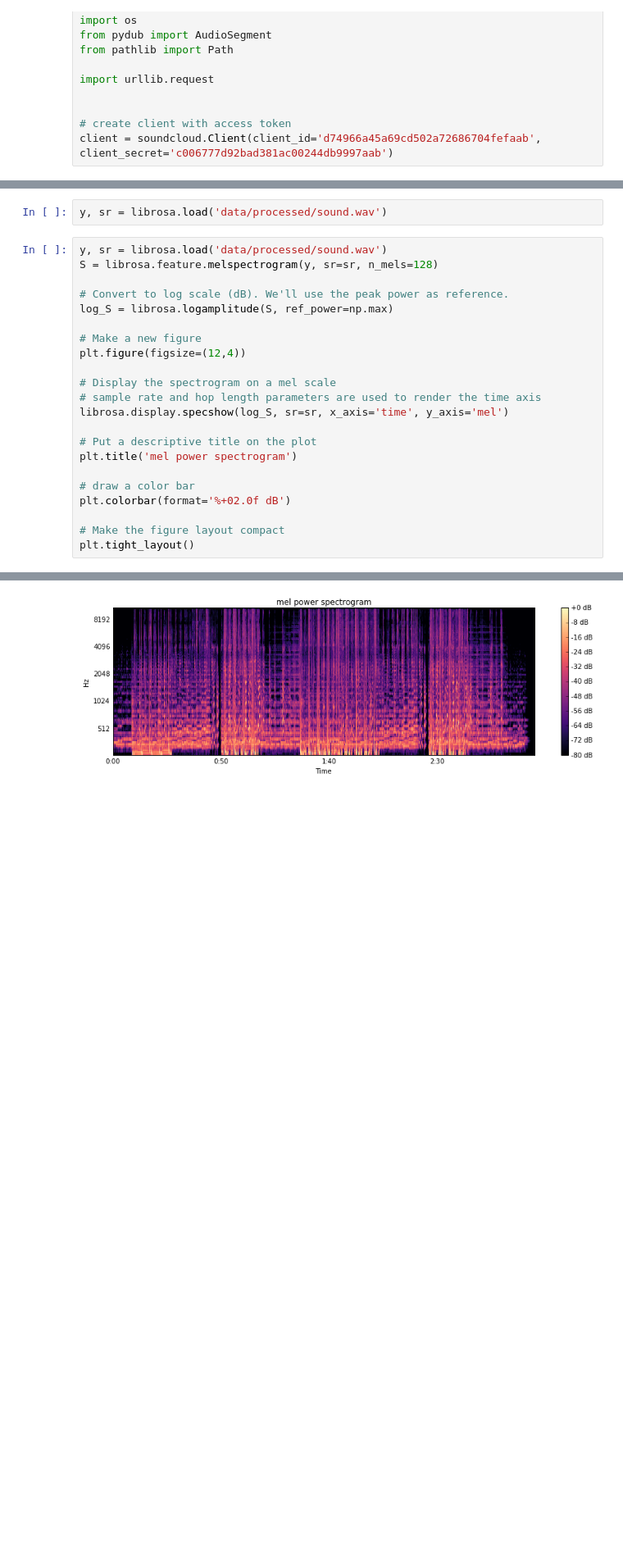
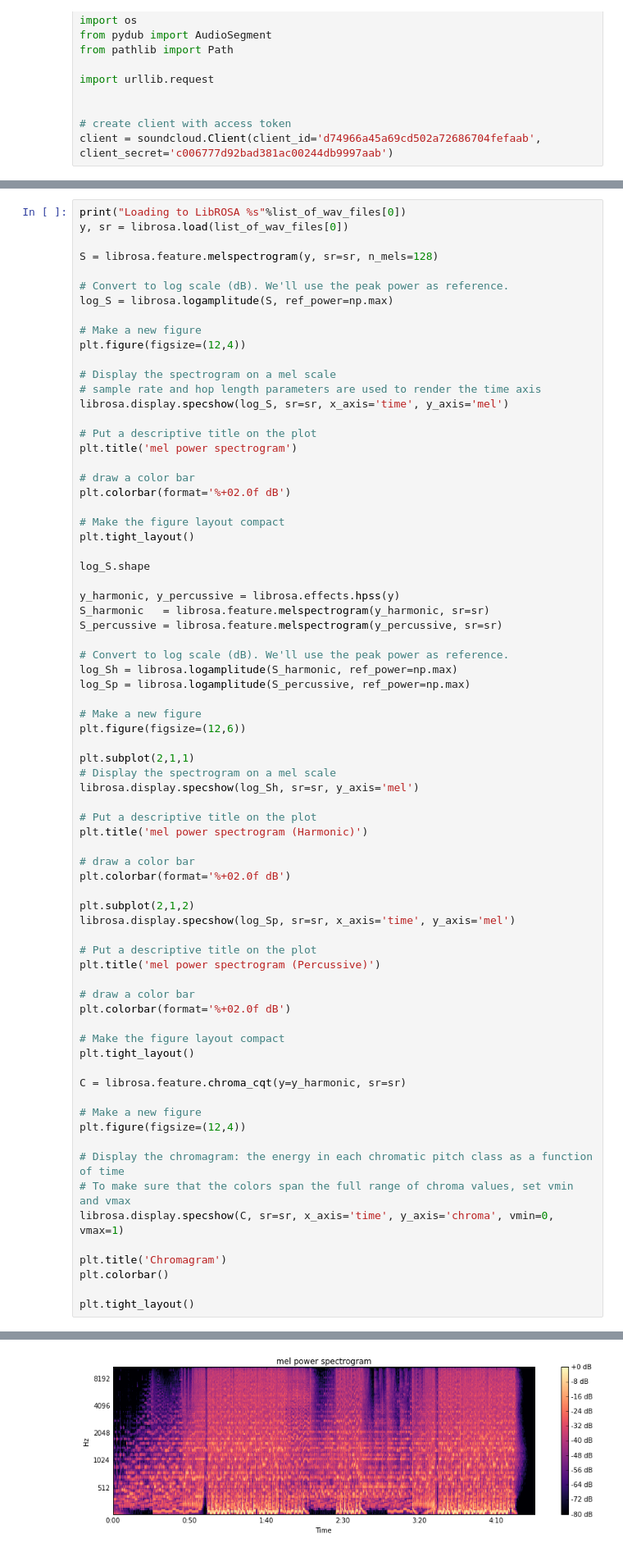
Before and after one commit to kthakore/musigan, a Jupyter notebook: notebooks/02 - AudioDataSet.ipynb, the cells around one changed output, grey strips where cells are left out. Shown at 82% size. Saved outputs shown, nothing was run; the diff lists cells and outputs as text; blank space fills up the shorter version.

Commit message:
more plots

```diff
--- a/notebooks/02 - AudioDataSet.ipynb
+++ b/notebooks/02 - AudioDataSet.ipynb
@@ -132,7 +118,7 @@ import librosa.display
-# %%
-y, sr = librosa.load('data/processed/sound.wav')
 # %%
-y, sr = librosa.load('data/processed/sound.wav')
+print("Loading to LibROSA %s"%list_of_wav_files[0])
+y, sr = librosa.load(list_of_wav_files[0])
+
 S = librosa.feature.melspectrogram(y, sr=sr, n_mels=128)
 
 # Convert to log scale (dB). We'll use the peak power as reference.
@@ -153,4 +139,53 @@ plt.colorbar(format='%+02.0f dB')
 
 # Make the figure layout compact
 plt.tight_layout()
+
+log_S.shape
+
+y_harmonic, y_percussive = librosa.effects.hpss(y)
+S_harmonic   = librosa.feature.melspectrogram(y_harmonic, sr=sr)
+S_percussive = librosa.feature.melspectrogram(y_percussive, sr=sr)
+
+# Convert to log scale (dB). We'll use the peak power as reference.
+log_Sh = librosa.logamplitude(S_harmonic, ref_power=np.max)
+log_Sp = librosa.logamplitude(S_percussive, ref_power=np.max)
+
+# Make a new figure
+plt.figure(figsize=(12,6))
+
+plt.subplot(2,1,1)
+# Display the spectrogram on a mel scale
+librosa.display.specshow(log_Sh, sr=sr, y_axis='mel')
+
+# Put a descriptive title on the plot
+plt.title('mel power spectrogram (Harmonic)')
+
+# draw a color bar
+plt.colorbar(format='%+02.0f dB')
+
+plt.subplot(2,1,2)
+librosa.display.specshow(log_Sp, sr=sr, x_axis='time', y_axis='mel')
+
+# Put a descriptive title on the plot
+plt.title('mel power spectrogram (Percussive)')
+
+# draw a color bar
+plt.colorbar(format='%+02.0f dB')
+
+# Make the figure layout compact
+plt.tight_layout()
+
+C = librosa.feature.chroma_cqt(y=y_harmonic, sr=sr)
+
+# Make a new figure
+plt.figure(figsize=(12,4))
+
+# Display the chromagram: the energy in each chromatic pitch class as a function of time
+# To make sure that the colors span the full range of chroma values, set vmin and vmax
+librosa.display.specshow(C, sr=sr, x_axis='time', y_axis='chroma', vmin=0, vmax=1)
+
+plt.title('Chromagram')
+plt.colorbar()
+
+plt.tight_layout()
 # %% [output]
@@ -157 +193 @@ plt.tight_layout()
-[figure, old version]
+[figure, new version]
```
Also changed, not shown: parts of 9 cells of this notebook.
